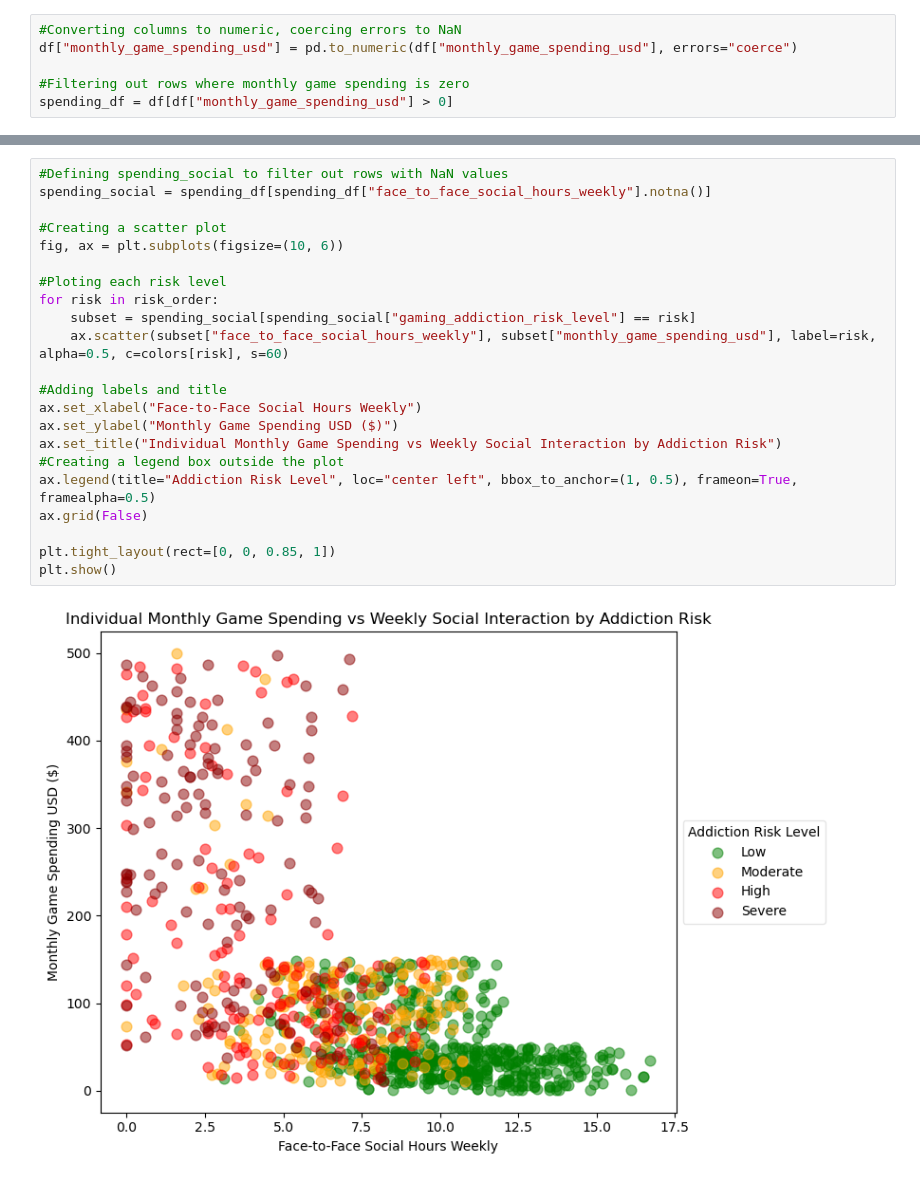
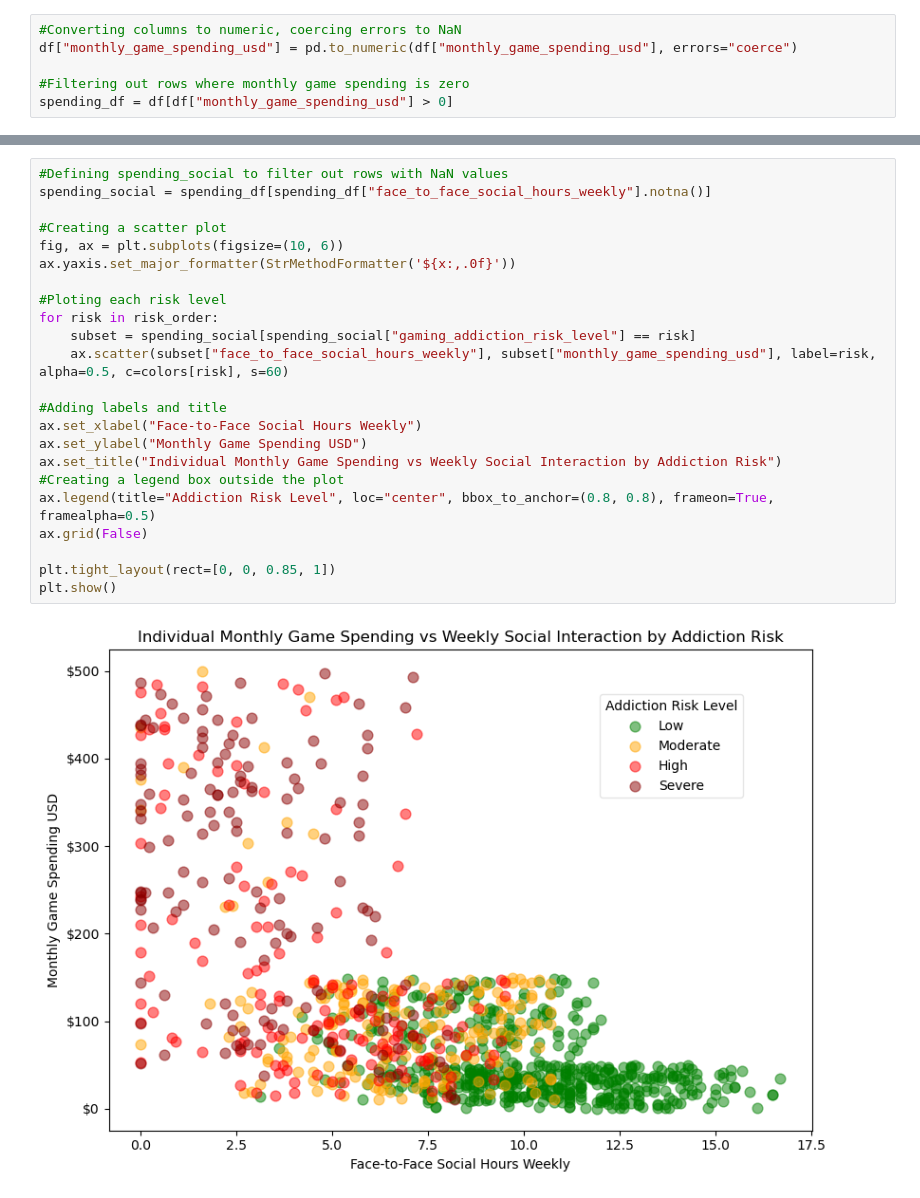
Before and after one commit to ilsecaher/MSDS470_X40_Data-Visualization_Wk5, a Jupyter notebook: MSDS670_X40_Data Visualization_AssignmentWk5 - Ilse Severance.ipynb, the cells around one changed output, grey strips where cells are left out. Saved outputs shown, nothing was run; the diff lists cells and outputs as text.

```diff
--- a/MSDS670_X40_Data Visualization_AssignmentWk5 - Ilse Severance.ipynb
+++ b/MSDS670_X40_Data Visualization_AssignmentWk5 - Ilse Severance.ipynb
@@ -165,27 +170,28 @@ plt.show()
 # %%
 #Defining spending_social to filter out rows with NaN values
 spending_social = spending_df[spending_df["face_to_face_social_hours_weekly"].notna()]
 
 #Creating a scatter plot
 fig, ax = plt.subplots(figsize=(10, 6))
+ax.yaxis.set_major_formatter(StrMethodFormatter('${x:,.0f}'))
 
 #Ploting each risk level
 for risk in risk_order:
     subset = spending_social[spending_social["gaming_addiction_risk_level"] == risk]
     ax.scatter(subset["face_to_face_social_hours_weekly"], subset["monthly_game_spending_usd"], label=risk, alpha=0.5, c=colors[risk], s=60)
 
 #Adding labels and title
 ax.set_xlabel("Face-to-Face Social Hours Weekly")
-ax.set_ylabel("Monthly Game Spending USD ($)")
+ax.set_ylabel("Monthly Game Spending USD")
 ax.set_title("Individual Monthly Game Spending vs Weekly Social Interaction by Addiction Risk")
 #Creating a legend box outside the plot
-ax.legend(title="Addiction Risk Level", loc="center left", bbox_to_anchor=(1, 0.5), frameon=True, framealpha=0.5)
+ax.legend(title="Addiction Risk Level", loc="center", bbox_to_anchor=(0.8, 0.8), frameon=True, framealpha=0.5)
 ax.grid(False)
 
 plt.tight_layout(rect=[0, 0, 0.85, 1])
 plt.show()
 # %% [output]
-[figure, old version]
+[figure, new version]
 # %%
 #Removing NaN values
 spending_isolation = spending_df[spending_df["social_isolation_score"].notna()]
```
Also changed, not shown: parts of 6 cells of this notebook.
